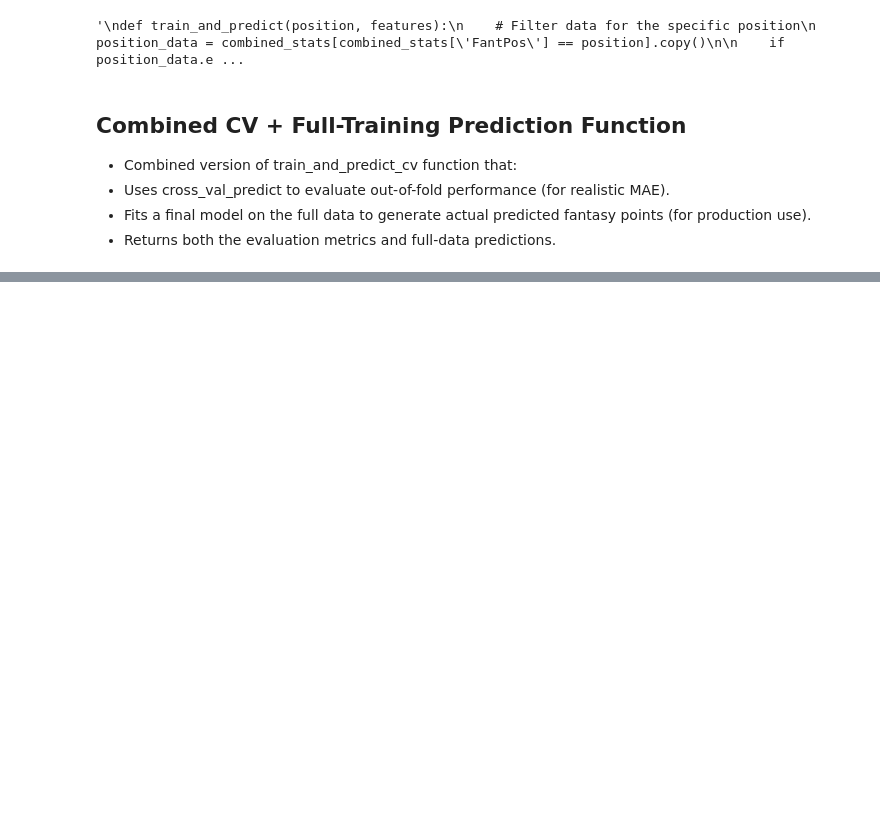
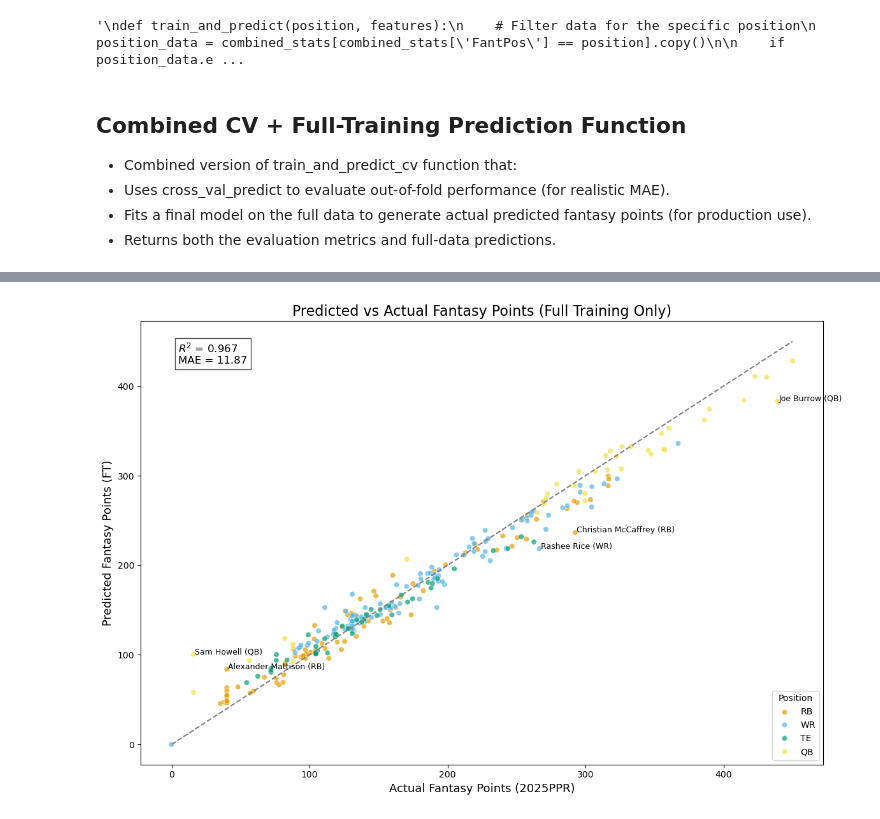
Before and after one commit to MoonData21/FantasyFootball2025Projections, a Jupyter notebook: FantasyFootball3.ipynb, the cells around one changed output, grey strips where cells are left out. Cells and saved outputs as stored; diff of their text form; code cells hidden in the pictures; blank space fills up the shorter version.

```diff
--- a/FantasyFootball3.ipynb
+++ b/FantasyFootball3.ipynb
@@ -678,0 +775,59 @@ plt.show()
+# %%
+# Filter for Full Training-only data
+ft_only = all_predictions[all_predictions['Data Split'] == 'FullTrain'].copy()
+
+# Calculate Full Training metrics
+r2_ft = r2_score(ft_only['2025PPR'], ft_only['Predicted Fantasy Points'])
+mae_ft = mean_absolute_error(ft_only['2025PPR'], ft_only['Predicted Fantasy Points'])
+
+# Calculate residuals
+ft_only['Residual_FT'] = np.abs(ft_only['2025PPR'] - ft_only['Predicted Fantasy Points'])
+
+# Get top 5 residual outliers
+top_outliers_ft = ft_only.nlargest(5, 'Residual_FT')
+
+# Colorblind-friendly palette for fantasy positions
+color_palette = {
+    'RB': '#E69F00',  # orange
+    'WR': '#56B4E9',  # blue
+    'TE': '#009E73',  # green
+    'QB': '#F0E442'   # yellow
+}
+
+# Plotting
+plt.figure(figsize=(12, 8))
+sns.scatterplot(
+    data=ft_only,
+    x='2025PPR',
+    y='Predicted Fantasy Points',
+    hue='FantPos',
+    palette=color_palette,
+    alpha=0.7
+)
+
+# Diagonal reference line
+min_val = min(ft_only['2025PPR'].min(), ft_only['Predicted Fantasy Points'].min())
+max_val = max(ft_only['2025PPR'].max(), ft_only['Predicted Fantasy Points'].max())
+plt.plot([min_val, max_val], [min_val, max_val], ls="--", color='gray')
+
+# Annotate top 5 outliers
+for _, row in top_outliers_ft.iterrows():
+    plt.text(row['2025PPR'] + 1, row['Predicted Fantasy Points'],
+             f"{row['Player']} ({row['FantPos']})", fontsize=9, color='black')
+
+# Labels and title
+plt.title('Predicted vs Actual Fantasy Points (Full Training Only)', fontsize=16)
+plt.xlabel('Actual Fantasy Points (2025PPR)', fontsize=13)
+plt.ylabel('Predicted Fantasy Points (FT)', fontsize=13)
+
+# Display R² and MAE on the plot
+plt.text(min_val + 5, max_val - 25,
+         f"$R^2$ = {r2_ft:.3f}\nMAE = {mae_ft:.2f}",
+         fontsize=12, bbox=dict(facecolor='white', alpha=0.7))
+
+# Legend and layout
+plt.legend(title='Position', loc='lower right')
+plt.tight_layout()
+plt.show()
+# %% [output]
+[figure, added]
```
Also changed, not shown: parts of 18 cells of this notebook.
